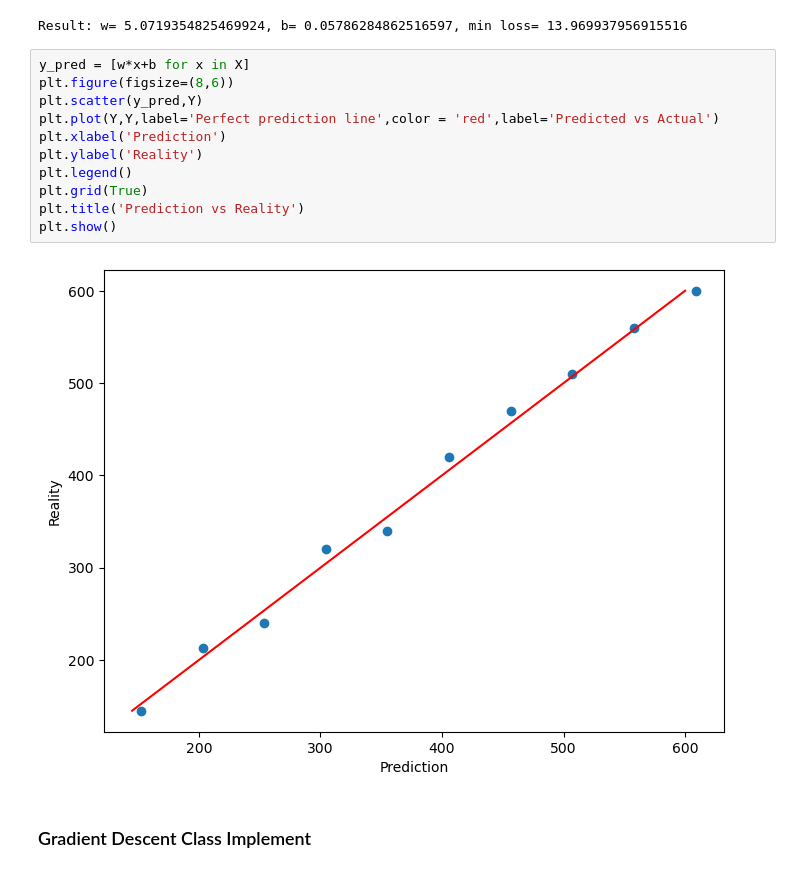
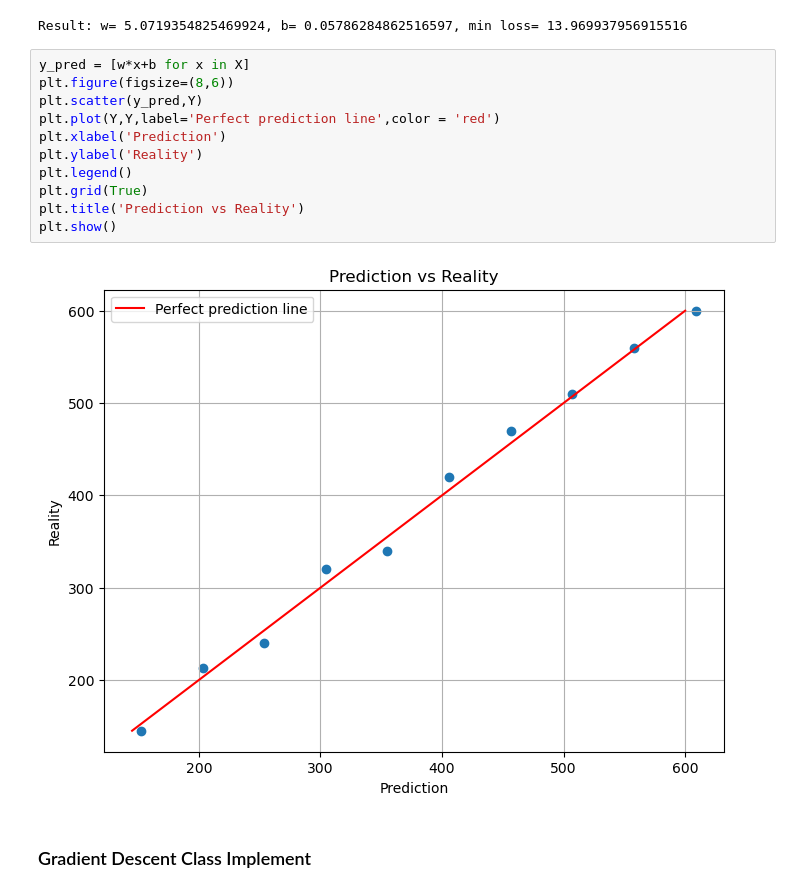
Before and after one commit to w4nn4b3M4ST3R/Raw-Gradient-Descent, a Jupyter notebook: notebooks/demo_gd.ipynb, the cells around one changed output. Cells and saved outputs as stored; diff of their text form.

Commit message:
🚀 Update visualization

```diff
--- a/notebooks/demo_gd.ipynb
+++ b/notebooks/demo_gd.ipynb
@@ -56,16 +56,16 @@ Result: w= 5.0719354825469924, b= 0.05786284862516597, min loss= 13.969937956915
 # %%
 y_pred = [w*x+b for x in X]
 plt.figure(figsize=(8,6))
 plt.scatter(y_pred,Y)
-plt.plot(Y,Y,label='Perfect prediction line',color = 'red',label='Predicted vs Actual')
+plt.plot(Y,Y,label='Perfect prediction line',color = 'red')
 plt.xlabel('Prediction')
 plt.ylabel('Reality')
 plt.legend()
 plt.grid(True)
 plt.title('Prediction vs Reality')
 plt.show()
 # %% [output]
-[figure, old version]
+[figure, new version]
 # %% [markdown]
 ### Gradient Descent Class Implement
 # %%
```
Also changed, not shown: parts of 1 cell of this notebook, 1 other file.
